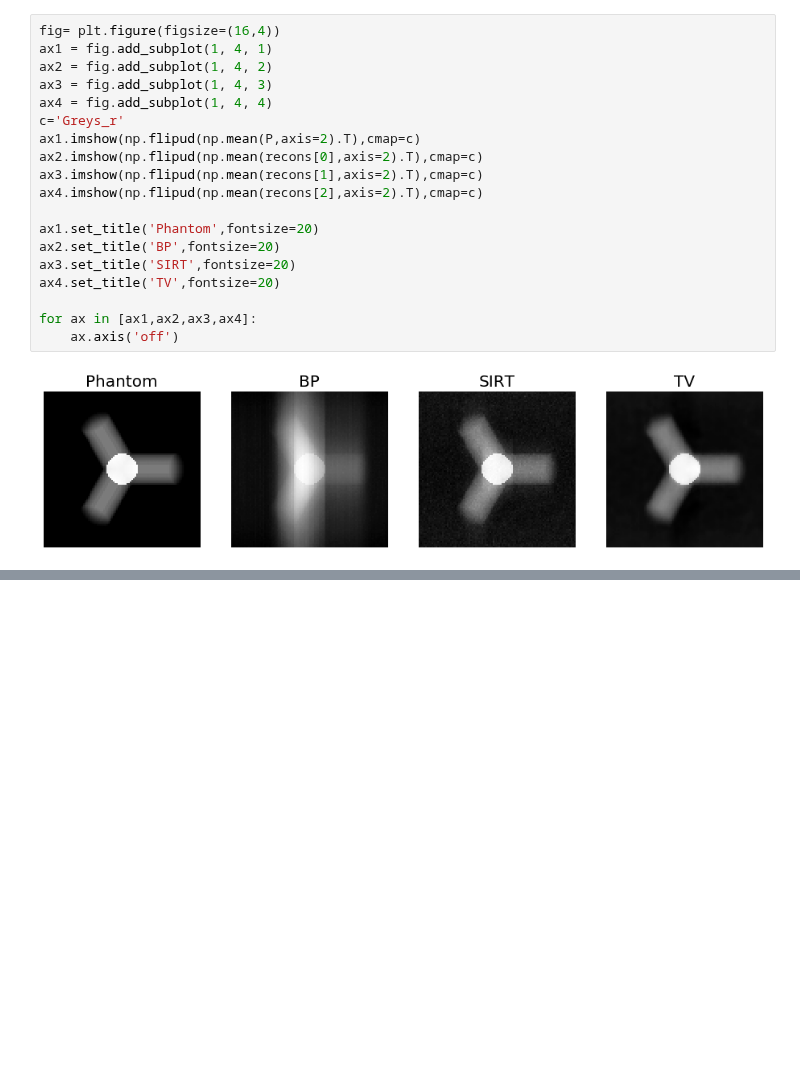
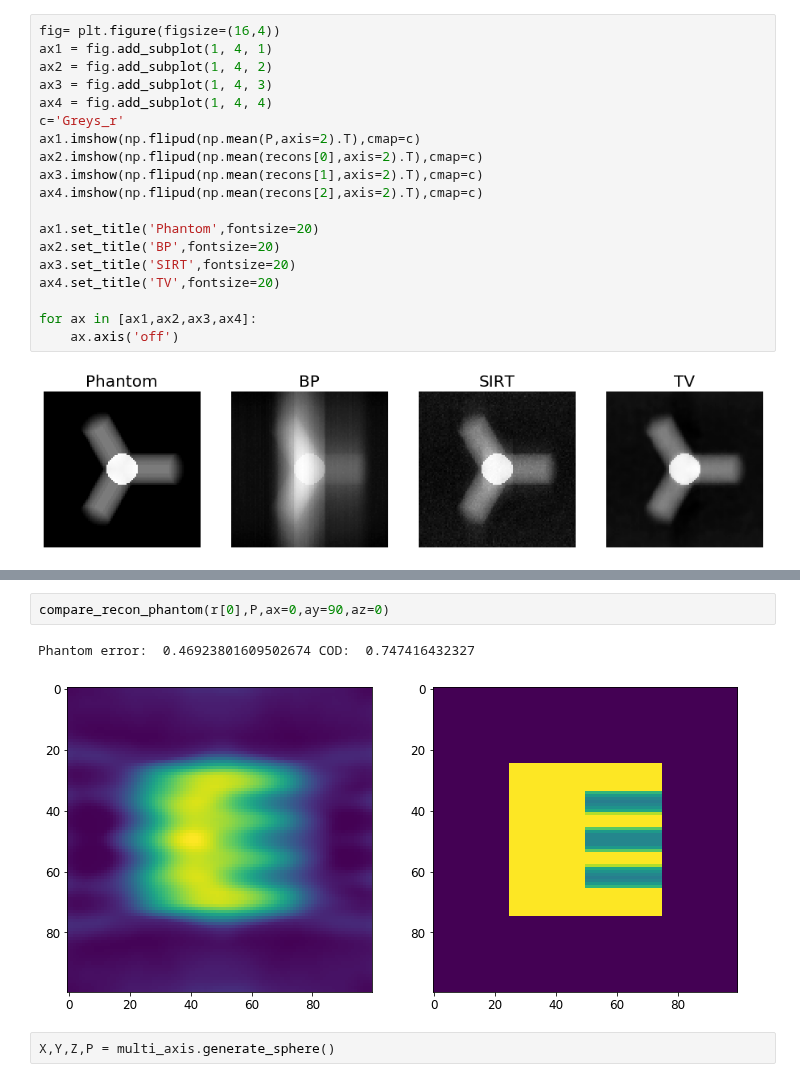
Before and after one commit to grlewis333/phd-work, a Jupyter notebook: multi-axis-tomo/scalar-rot-proj.ipynb, the cells around one changed output, grey strips where cells are left out. Saved outputs shown, nothing was run; the diff lists cells and outputs as text; blank space fills up the shorter version.

```diff
--- a/multi-axis-tomo/scalar-rot-proj.ipynb
+++ b/multi-axis-tomo/scalar-rot-proj.ipynb
@@ -530,0 +743,7 @@ for ax in [ax1,ax2,ax3,ax4]:
+# %%
+compare_recon_phantom(r[0],P,ax=0,ay=90,az=0)
+# %% [output]
+Phantom error:  0.46923801609502674 COD:  0.747416432327
+[figure, added]
+# %%
+X,Y,Z,P = multi_axis.generate_sphere()
```
Also changed, not shown: parts of 24 cells of this notebook, 6 other files.
